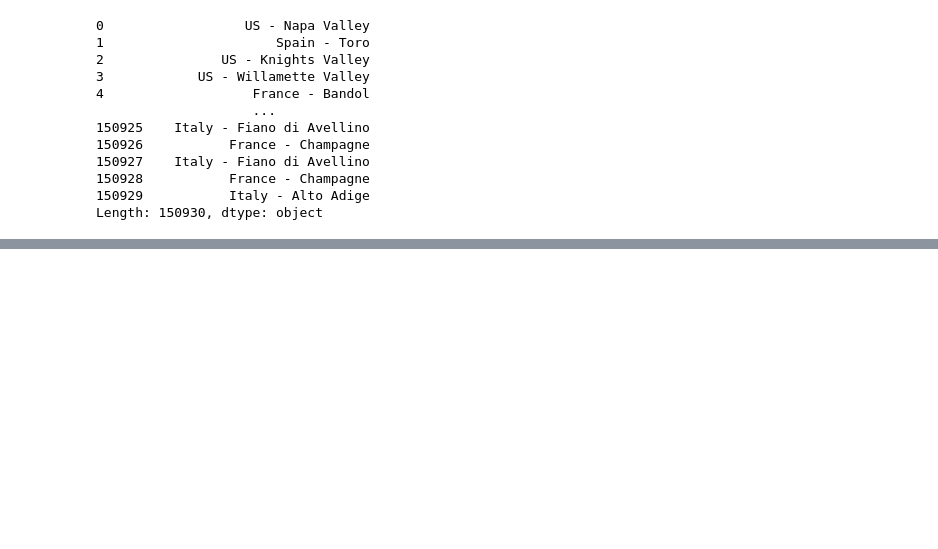
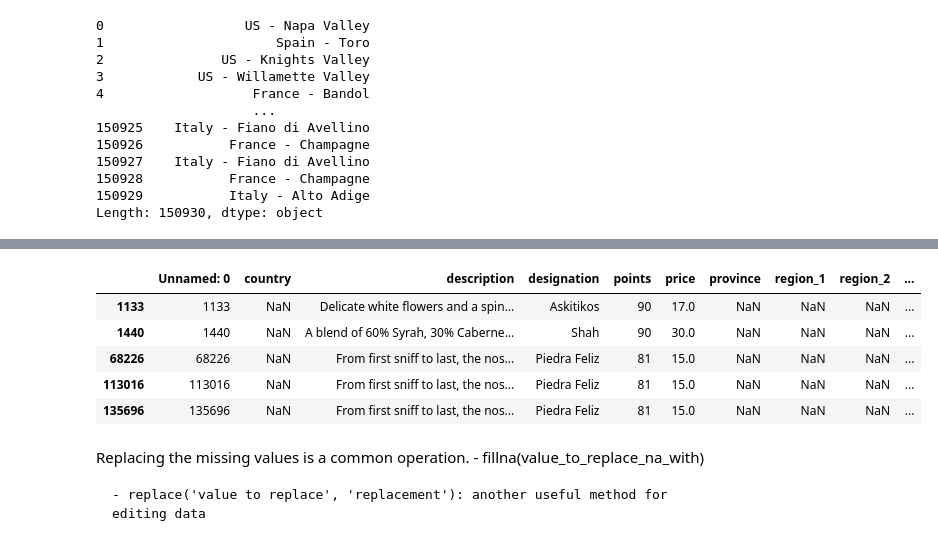
Before and after one commit to EliasRodkey/kaggle, a Jupyter notebook: pandas/pandas_intermediate.ipynb, the cells around one changed output, grey strips where cells are left out. Cells and saved outputs as stored; diff of their text form; code cells hidden in the pictures; blank space fills up the shorter version.

```diff
--- a/pandas/pandas_intermediate.ipynb
+++ b/pandas/pandas_intermediate.ipynb
@@ -87,0 +261,18 @@ Length: 150930, dtype: object
+# %%
+# Get null entries
+reviews[pd.isnull(reviews.country)]
+
+# Get not null entries
+reviews[pd.notnull(reviews.country)]
+# %% [output]
+|  | Unnamed: 0 | country | description | designation | points | price | province | region_1 | region_2 | ... |
+| 1133 | 1133 | NaN | Delicate white flowers and a spin... | Askitikos | 90 | 17.0 | NaN | NaN | NaN | ... |
+| 1440 | 1440 | NaN | A blend of 60% Syrah, 30% Caberne... | Shah | 90 | 30.0 | NaN | NaN | NaN | ... |
+| 68226 | 68226 | NaN | From first sniff to last, the nos... | Piedra Feliz | 81 | 15.0 | NaN | NaN | NaN | ... |
+| 113016 | 113016 | NaN | From first sniff to last, the nos... | Piedra Feliz | 81 | 15.0 | NaN | NaN | NaN | ... |
+| 135696 | 135696 | NaN | From first sniff to last, the nos... | Piedra Feliz | 81 | 15.0 | NaN | NaN | NaN | ... |
+# %% [markdown]
+Replacing the missing values is a common operation.
+    - fillna(value_to_replace_na_with)
+
+    - replace('value to replace', 'replacement'): another useful method for editing data
```
Also changed, not shown: parts of 16 cells of this notebook.
